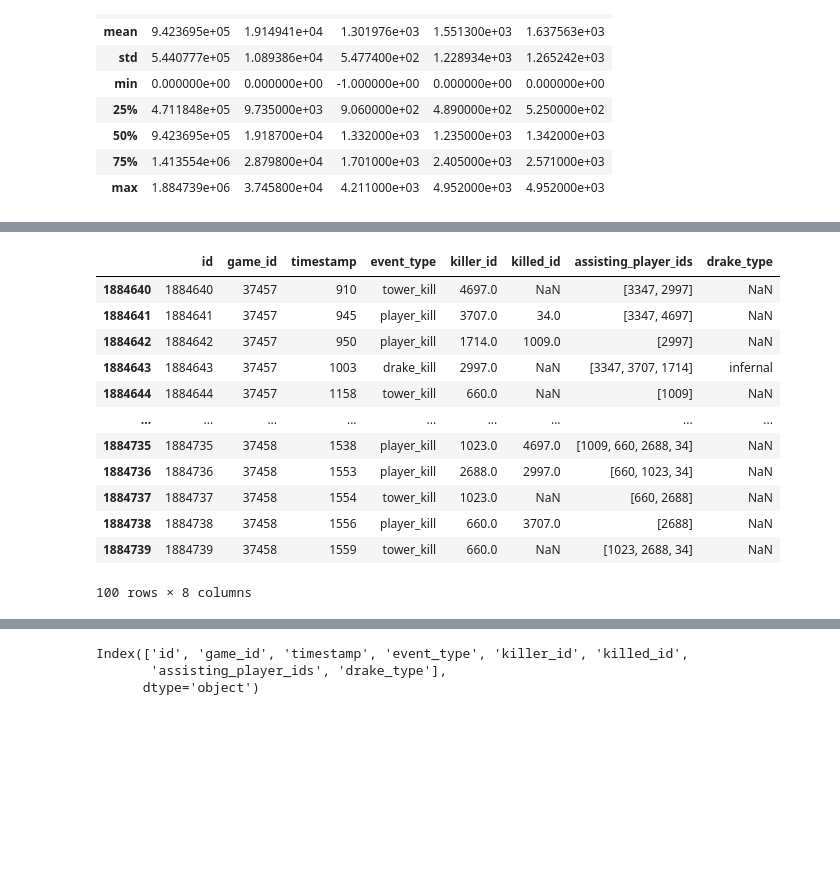
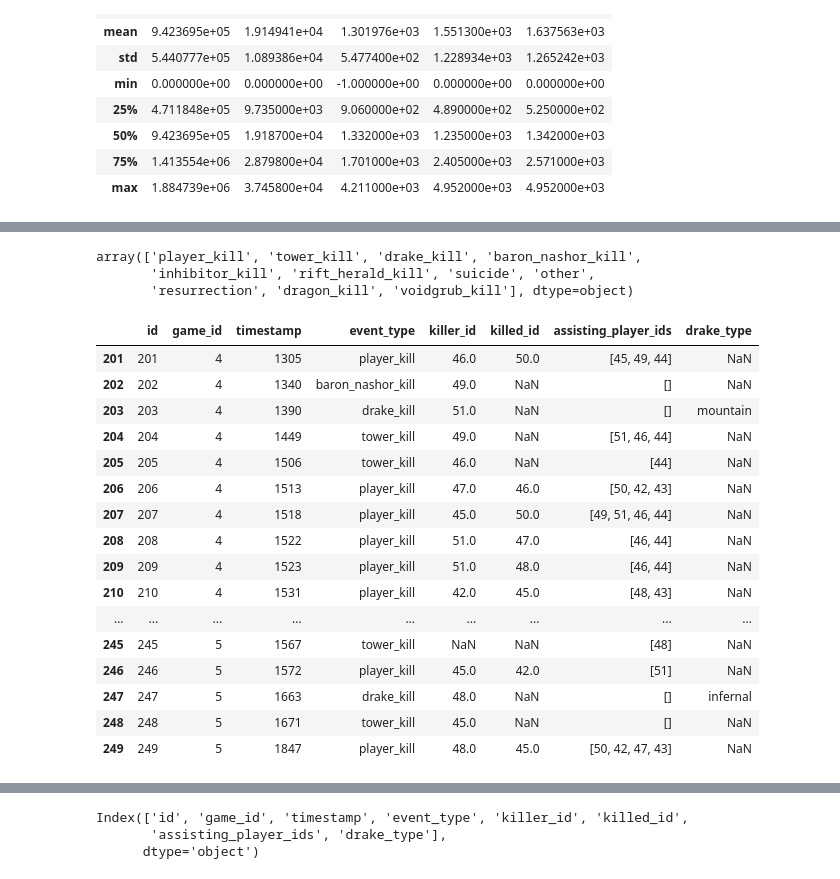
Before and after one commit to blaugrana11/ML-model_LoL, a Jupyter notebook: notebooks/model2.ipynb, the cells around one changed output, grey strips where cells are left out. Drawn from its saved outputs; the diff is of its cells as text; code cells hidden in the pictures; blank space fills up the shorter version.

```diff
--- a/notebooks/model2.ipynb
+++ b/notebooks/model2.ipynb
@@ -19,16 +29,27 @@ game_events_data.describe()
+# %%
+# Affiche un tableau des valeurs distinctes
+game_events_data['event_type'].unique()
+# %% [output]
+array(['player_kill', 'tower_kill', 'drake_kill', 'baron_nashor_kill',
+       'inhibitor_kill', 'rift_herald_kill', 'suicide', 'other',
+       'resurrection', 'dragon_kill', 'voidgrub_kill'], dtype=object)
 # %%
-game_events_data.tail(100)
+game_events_data.iloc[201:250]
 # %% [output]
 |  | id | game_id | timestamp | event_type | killer_id | killed_id | assisting_player_ids | drake_type |
-| 1884640 | 1884640 | 37457 | 910 | tower_kill | 4697.0 | NaN | [3347, 2997] | NaN |
-| 1884641 | 1884641 | 37457 | 945 | player_kill | 3707.0 | 34.0 | [3347, 4697] | NaN |
-| 1884642 | 1884642 | 37457 | 950 | player_kill | 1714.0 | 1009.0 | [2997] | NaN |
-| 1884643 | 1884643 | 37457 | 1003 | drake_kill | 2997.0 | NaN | [3347, 3707, 1714] | infernal |
-| 1884644 | 1884644 | 37457 | 1158 | tower_kill | 660.0 | NaN | [1009] | NaN |
+| 201 | 201 | 4 | 1305 | player_kill | 46.0 | 50.0 | [45, 49, 44] | NaN |
+| 202 | 202 | 4 | 1340 | baron_nashor_kill | 49.0 | NaN | [] | NaN |
+| 203 | 203 | 4 | 1390 | drake_kill | 51.0 | NaN | [] | mountain |
+| 204 | 204 | 4 | 1449 | tower_kill | 49.0 | NaN | [51, 46, 44] | NaN |
+| 205 | 205 | 4 | 1506 | tower_kill | 46.0 | NaN | [44] | NaN |
+| 206 | 206 | 4 | 1513 | player_kill | 47.0 | 46.0 | [50, 42, 43] | NaN |
+| 207 | 207 | 4 | 1518 | player_kill | 45.0 | 50.0 | [49, 51, 46, 44] | NaN |
+| 208 | 208 | 4 | 1522 | player_kill | 51.0 | 47.0 | [46, 44] | NaN |
+| 209 | 209 | 4 | 1523 | player_kill | 51.0 | 48.0 | [46, 44] | NaN |
+| 210 | 210 | 4 | 1531 | player_kill | 42.0 | 45.0 | [48, 43] | NaN |
 | ... | ... | ... | ... | ... | ... | ... | ... | ... |
-| 1884735 | 1884735 | 37458 | 1538 | player_kill | 1023.0 | 4697.0 | [1009, 660, 2688, 34] | NaN |
-| 1884736 | 1884736 | 37458 | 1553 | player_kill | 2688.0 | 2997.0 | [660, 1023, 34] | NaN |
-| 1884737 | 1884737 | 37458 | 1554 | tower_kill | 1023.0 | NaN | [660, 2688] | NaN |
-| 1884738 | 1884738 | 37458 | 1556 | player_kill | 660.0 | 3707.0 | [2688] | NaN |
-| 1884739 | 1884739 | 37458 | 1559 | tower_kill | 660.0 | NaN | [1023, 2688, 34] | NaN |
+| 245 | 245 | 5 | 1567 | tower_kill | NaN | NaN | [48] | NaN |
+| 246 | 246 | 5 | 1572 | player_kill | 45.0 | 42.0 | [51] | NaN |
+| 247 | 247 | 5 | 1663 | drake_kill | 48.0 | NaN | [] | infernal |
+| 248 | 248 | 5 | 1671 | tower_kill | 45.0 | NaN | [] | NaN |
+| 249 | 249 | 5 | 1847 | player_kill | 48.0 | 45.0 | [50, 42, 47, 43] | NaN |
-100 rows × 8 columns
```
Also changed, not shown: parts of 2 cells of this notebook, 4 other files.
